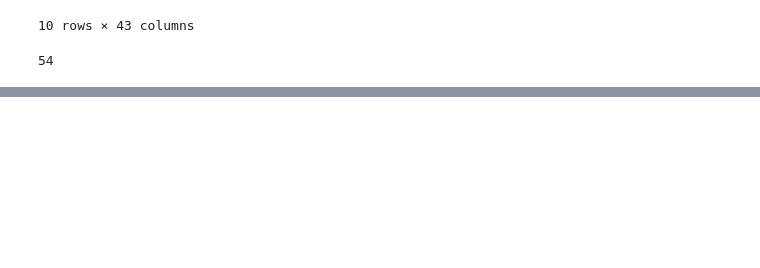
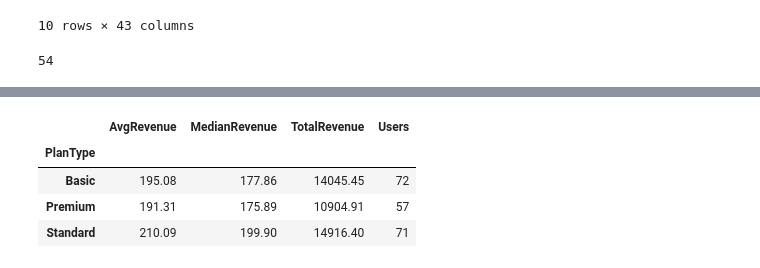
Before and after one commit to julianecheverry/labcasos_netflix, a Jupyter notebook: notebooks/EDA.ipynb, the cells around one changed output, grey strips where cells are left out. Drawn from its saved outputs; the diff is of its cells as text; code cells hidden in the pictures; blank space fills up the shorter version.

```diff
--- a/notebooks/EDA.ipynb
+++ b/notebooks/EDA.ipynb
@@ -588,0 +693,25 @@ df_final[df_final["churned"] == 1].shape[0]
+# %%
+# ── 1.6 Dataset maestro consolidado para pruebas estadícticas ─────────────────────────────────────────
+rev_per_user = pay.groupby('UserID')['PaymentAmount'].agg(
+    TotalRevenue='sum', NumPayments='count'
+).reset_index()
+
+int_per_user = inter.groupby('UserID')['InteractionType'].agg(
+    TotalInteractions=('count'),
+    ContentViews=(lambda x: (x == 'Content View').sum()),
+    HelpRequests=(lambda x: (x == 'Help Request').sum()),
+).reset_index()
+
+cac_per_user = cac.drop_duplicates('UserID')[['UserID', 'CampaignName', 'CAC']]
+
+master = (
+    users
+    .merge(subs,          on='UserID')
+    .merge(rev_per_user,  on='UserID', how='left')
+    .merge(int_per_user,  on='UserID', how='left')
+    .merge(cac_per_user,  on='UserID', how='left')
+)
+
+master['Churned']  = (master['CancelReason'] != 'No cancellation').astype(int)
+master['AgeGroup'] = pd.cut(master['Age'], bins=[17,29,39,49,64],
+                             labels=['18-29','30-39','40-49','50-64'])
@@ -588,0 +829,16 @@ df_final[df_final["churned"] == 1].shape[0]
+# %%
+# ── 2.4 Ingreso promedio por plan ────────────────────────────────────────────
+rev_by_plan = (
+    master.groupby('PlanType')['TotalRevenue']
+    .agg(['mean','median','sum','count'])
+    .rename(columns={'mean':'AvgRevenue','median':'MedianRevenue',
+                     'sum':'TotalRevenue','count':'Users'})
+    .round(2)
+)
+display(rev_by_plan)
+# %% [output]
+|  | AvgRevenue | MedianRevenue | TotalRevenue | Users |
+| PlanType |  |  |  |  |
+| Basic | 195.08 | 177.86 | 14045.45 | 72 |
+| Premium | 191.31 | 175.89 | 10904.91 | 57 |
+| Standard | 210.09 | 199.90 | 14916.40 | 71 |
```
Also changed, not shown: parts of 14 cells of this notebook, 8 other files.
